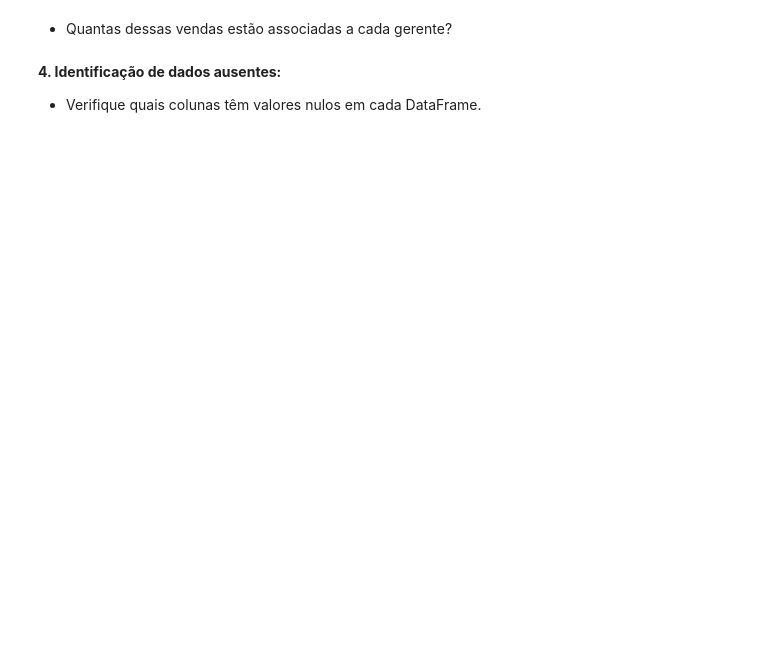
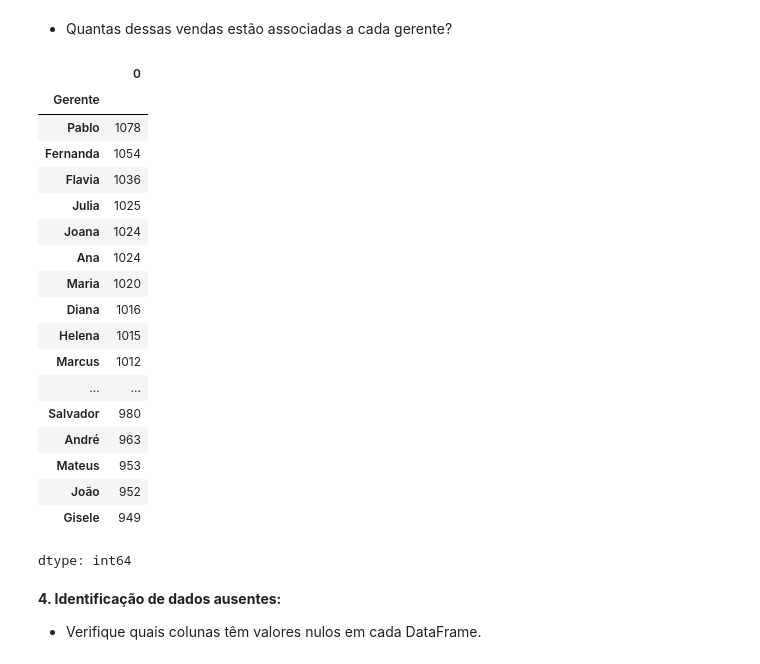
Before and after one commit to andreiacampos98/datascience_course, a Jupyter notebook: Lista_de_exercicios_3_Andreia_Campos.ipynb, the cells around one changed output. Drawn from its saved outputs; the diff is of its cells as text; code cells hidden in the pictures; blank space fills up the shorter version.

```diff
--- a/Lista_de_exercicios_3_Andreia_Campos.ipynb
+++ b/Lista_de_exercicios_3_Andreia_Campos.ipynb
@@ -128,5 +136,27 @@ print(vendas_df["Valor Final"].max())
 # %% [markdown]
 *   Quantas dessas vendas estão associadas a cada gerente?
+# %%
+vendas_500.groupby(all['Gerente']).size().sort_values(ascending=False)
+# %% [output]
+|  | 0 |
+| Gerente |  |
+| Pablo | 1078 |
+| Fernanda | 1054 |
+| Flavia | 1036 |
+| Julia | 1025 |
+| Joana | 1024 |
+| Ana | 1024 |
+| Maria | 1020 |
+| Diana | 1016 |
+| Helena | 1015 |
+| Marcus | 1012 |
+| ... | ... |
+| Salvador | 980 |
+| André | 963 |
+| Mateus | 953 |
+| João | 952 |
+| Gisele | 949 |
+dtype: int64
 # %% [markdown]
 **4.	Identificação de dados ausentes:**
 *   Verifique quais colunas têm valores nulos em cada DataFrame.
```
Also changed, not shown: parts of 22 cells of this notebook.
